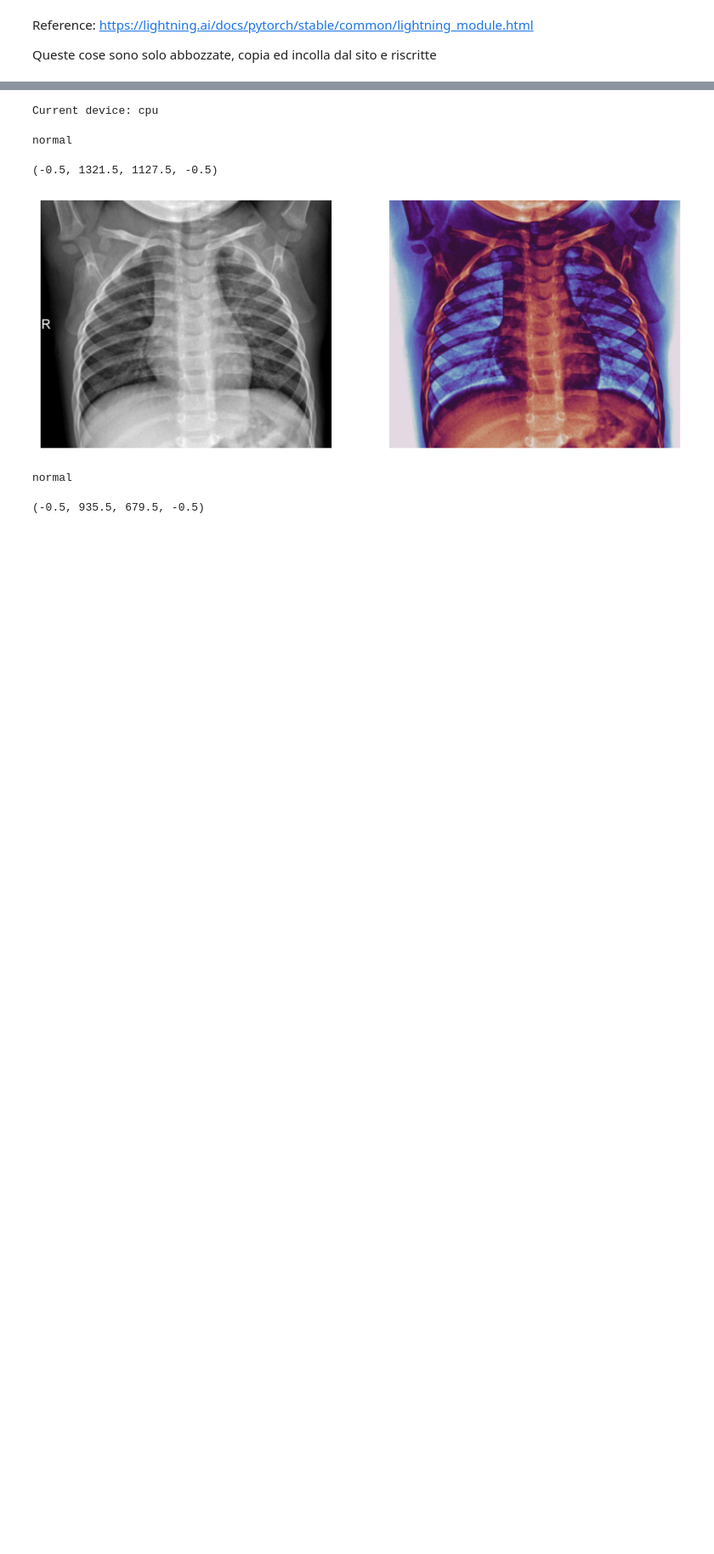
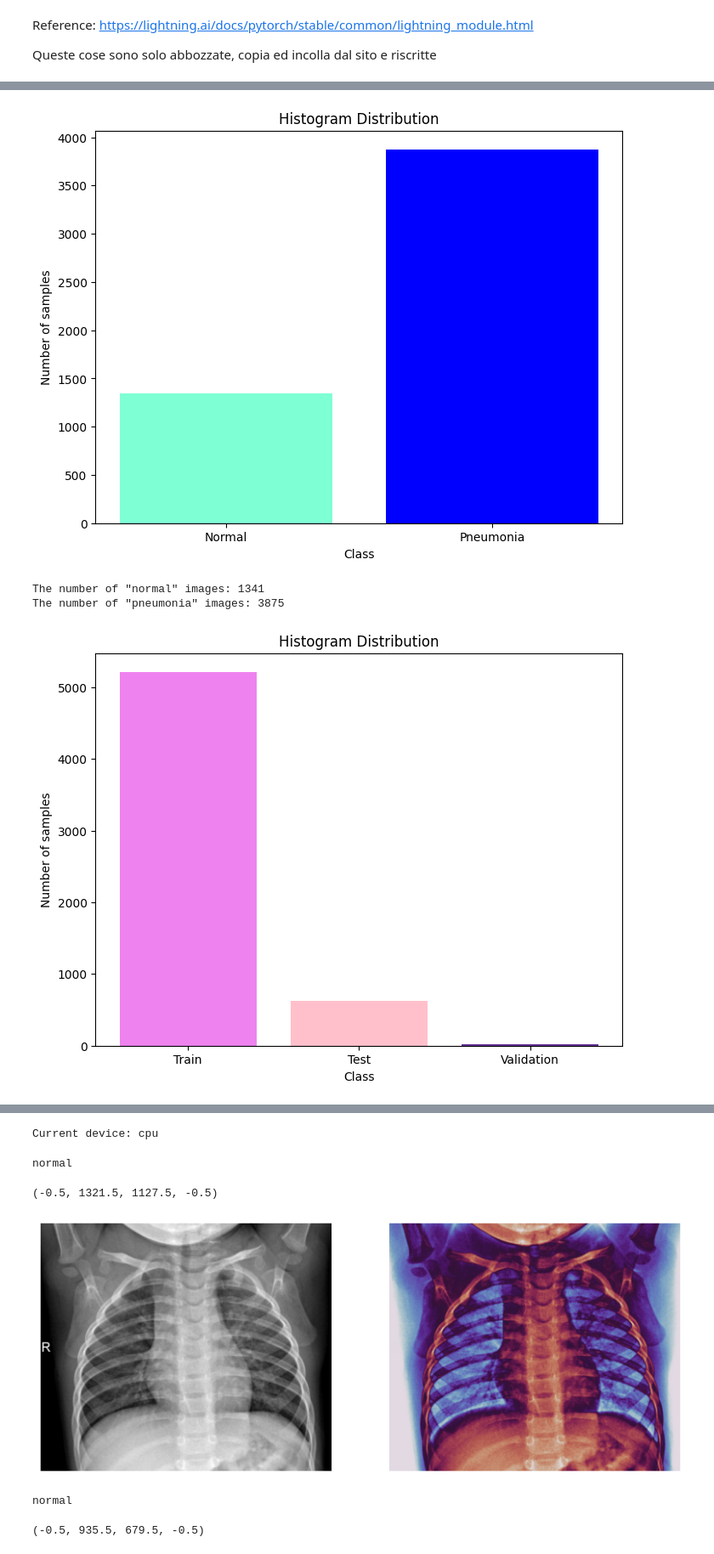
Before and after one commit to cybernetic-m/jam-net, a Jupyter notebook: code/cv_project.ipynb, the cells around one changed output, grey strips where cells are left out. Shown at 85% size. Saved outputs shown, nothing was run; the diff lists cells and outputs as text; code cells hidden in the pictures; blank space fills up the shorter version.

Commit message:
Data Visualization

```diff
--- a/code/cv_project.ipynb
+++ b/code/cv_project.ipynb
@@ -236,0 +352,9 @@ def get_heatmap(img_path):
+# %%
+def histogram_plot(classes, counts, colors):
+
+  plt.figure(figsize=(8, 6))
+  plt.bar(classes, counts, color = colors)
+  plt.title('Histogram Distribution')
+  plt.xlabel('Class')
+  plt.ylabel('Number of samples')
+  plt.show()
@@ -365,0 +486,60 @@ image: /content/chest_xray/train/train_pneumonia_03168.jpeg
+# %%
+# Definition of the paths for training, test and validation set
+path_training_set = "/content/chest_xray/train"
+path_test_set = "/content/chest_xray/test"
+path_val_set = "/content/chest_xray/val"
+
+# Instance of classes for the Dataset
+train_dataset = ChestRayDataset(path_training_set) # Create an instance of training class
+test_dataset = ChestRayDataset(path_test_set) # Create an instance of test class
+val_dataset = ChestRayDataset(path_val_set) # Create an instance of validation class
+
+# Counting the Normal and Pneumonia images in the training set
+train_norm, train_pneu = counter(path_training_set, labels = True); # Count the number of normal images and pneumonia images
+
+# Histogram plot
+classes = ['Normal', 'Pneumonia']  # List of class labels
+counts = [train_norm, train_pneu]  # List of counts corresponding to each class
+colors = ['aquamarine', 'blue']  # List of colors corresponding to each bar
+histogram_plot(classes = classes, counts = counts, colors = colors)
+
+print("The number of \"normal\" images:", train_norm)
+print("The number of \"pneumonia\" images:", train_pneu)
+
+# Counting the number of total images in the Training, Test and Validation Set
+train_num = counter(path_training_set, labels = False);
+test_num = counter(path_test_set, labels = False);
+val_num = counter(path_val_set, labels = False);
+
+# Histogram plot
+classes = ['Train', 'Test', 'Validation']  # List of class labels
+counts = [train_num, test_num, val_num]  # List of counts corresponding to each class
+colors = ['violet', 'pink', 'rebeccapurple']  # List of colors corresponding to each bar
+histogram_plot(classes = classes, counts = counts, colors = colors)
+
+print("The number of training images:", train_num)
+print("The number of test images:", test_num)
+print("The number of validation images:", val_num)
+
+# Generate a random number to select a random image from training set
+random_num = np.random.randint(1, len(train_dataset))
+img, label = train_dataset[random_num] # Take an image + label randomly
+
+# Load the image using cv2 library
+rand_img = cv2.imread(img)
+
+# Convert BGR image to RGB (opencv uses BGR by default)
+img_rgb = cv2.cvtColor(rand_img, cv2.COLOR_BGR2RGB)
+
+# Display the image using matplotlib library
+plt.imshow(img_rgb)
+plt.axis('off')  # Turn off axes
+plt.show()
+
+print(f"label: {label}")
+print(f"image: {img}")
+# %% [output]
+[figure, added]
+The number of "normal" images: 1341
+The number of "pneumonia" images: 3875
+[figure, added]
```
Also changed, not shown: parts of 44 cells of this notebook, 1 other file.
